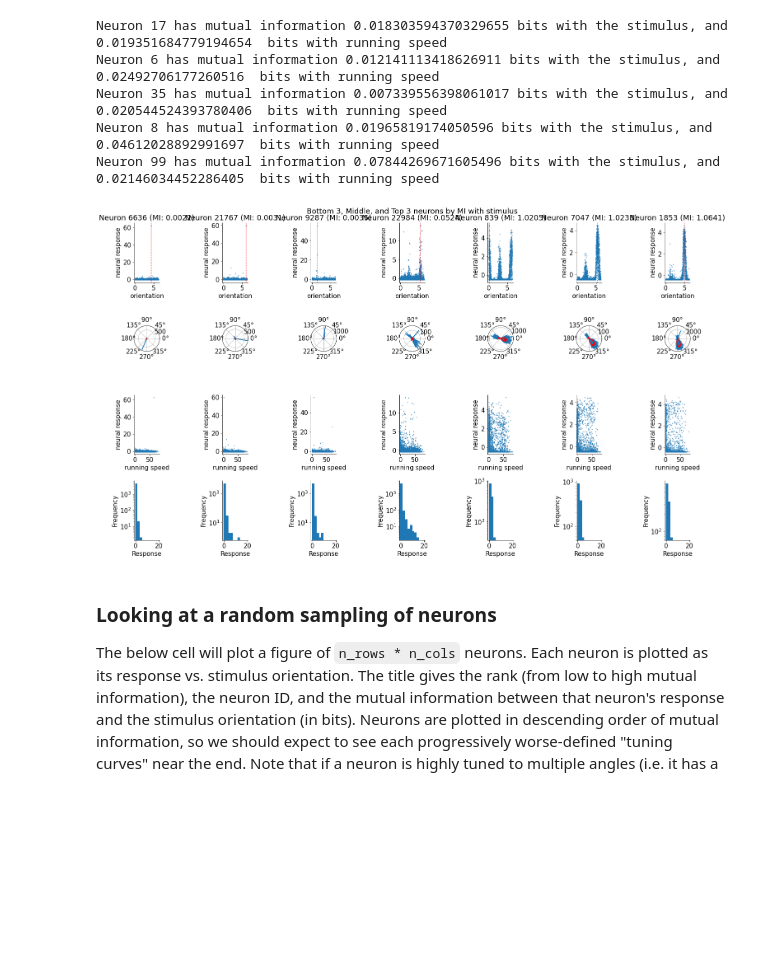
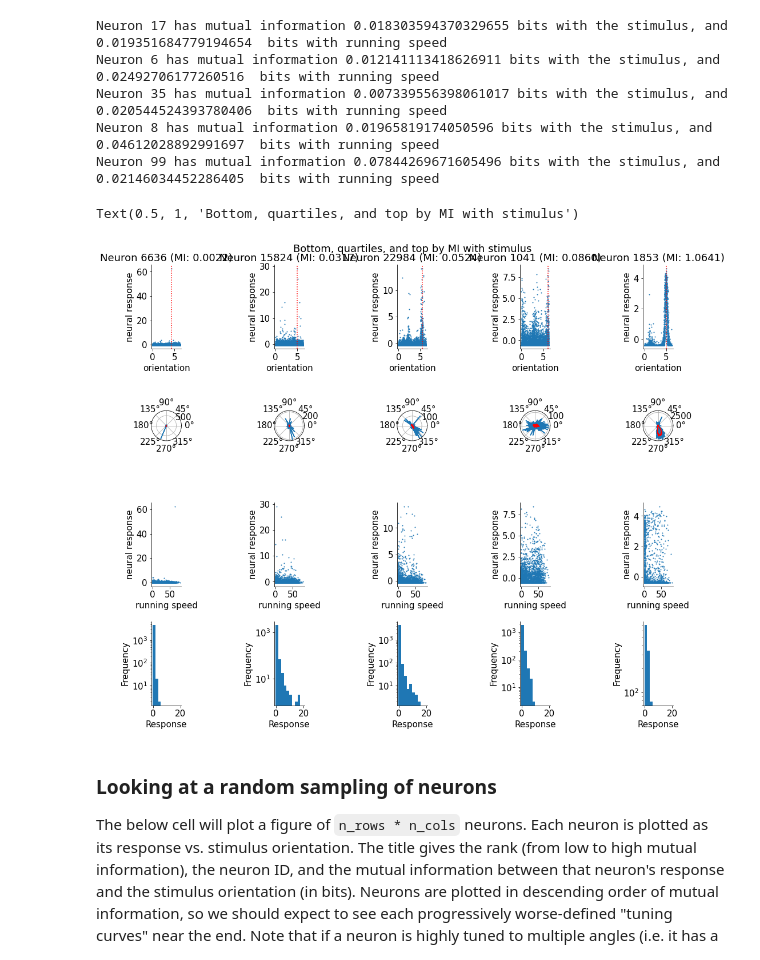
Before and after one commit to sekunder/NMA_Project, a Jupyter notebook: Orientation_Selectivity.ipynb, the cells around one changed output. Cells and saved outputs as stored; diff of their text form; code cells hidden in the pictures; blank space fills up the shorter version.

```diff
--- a/Orientation_Selectivity.ipynb
+++ b/Orientation_Selectivity.ipynb
@@ -115,49 +119,49 @@ R_sorted = R[:,isort]
 
 MI_sort_idx = np.argsort(MI_Stimulus)
 
-
 O = R @ dat['istim'] / R.sum(axis=1)
 
-favorite_neurons = [17, 6, 35, 8, 99]
+# favorite_neurons = [17, 6, 35, 8, 99]
 # favorite_neurons = [8, 99]
 # favorite_neurons = np.random.choice(range(N_neurons), size=5)
 # favorite_neurons = [838, 19431, 190, 6265, 16355]
-favorite_neurons = [MI_sort_idx[0], MI_sort_idx[1], MI_sort_idx[2], MI_sort_idx[len(MI_sort_idx)//2], MI_sort_idx[-3], MI_sort_idx[-2], MI_sort_idx[-1]]
+favorite_neurons = [MI_sort_idx[0], MI_sort_idx[len(MI_sort_idx)//4], MI_sort_idx[len(MI_sort_idx)//2], MI_sort_idx[-len(MI_sort_idx)//4], MI_sort_idx[-1]]
 plt.figure(figsize=(3 * len(favorite_neurons), fig_rows * 3))
 for i, n in enumerate(favorite_neurons):
   row = 0
   ax = plt.subplot(fig_rows,len(favorite_neurons),i+1 + row * len(favorite_neurons))
   plt.scatter(dat['istim'], Z[n,:], s=1)
   # plt.axvline(O[n], c='red', linestyle=':')
   plt.axvline(dat['istim'][np.argmax(Z[n, :])], c='red', linestyle=':')
   ax.set(xlabel = 'orientation', ylabel = 'neural response', title='Neuron %d (MI: %.4f)'%(n,MI_Stimulus[n]))
 
   row += 1
   ax = plt.subplot(fig_rows,len(favorite_neurons), i+1 + len(favorite_neurons), polar=True)
   plt.polar(sorted(dat['istim']), R_sorted[n,:])
   filtered = gaussian_filter1d(R_sorted[n,:], 5)
   plt.polar(sorted(dat['istim']), filtered, c="red")
   # ax.set(xlabel="orientation", ylabel="response")
 
   # row += 1
   # ax = plt.subplot(fig_rows, len(favorite_neurons), i + 1 + row * len(favorite_neurons))
   # P_RS, RS_R_bins, RS_S_bins = np.histogram2d(Z[neuron, :], dat['istim'],
   #                                             bins=[R_bins, S_bins], density=True)
   # plt.imshow(P_RS)
 
   row += 1
   ax = plt.subplot(fig_rows, len(favorite_neurons), i+1 + row*len(favorite_neurons))
   plt.scatter(dat['run'], Z[n,:], s=1)
   ax.set(xlabel = 'running speed', ylabel='neural response')
 
   row += 1
   ax = plt.subplot(fig_rows, len(favorite_neurons), i + 1 + row*len(favorite_neurons))
   plt.hist(Z[n,:], bins=R_bins)
   ax.set(xlabel="Response", ylabel="Frequency", yscale="log")
 
-  plt.suptitle('Bottom 3, Middle, and Top 3 neurons by MI with stimulus', y=1)
+plt.suptitle('Bottom, quartiles, and top by MI with stimulus', y=1)
 # %% [output]
+Text(0.5, 1, 'Bottom, quartiles, and top by MI with stimulus')
-[figure, old version]
+[figure, new version]
 # %% [markdown]
 ### Looking at a random sampling of neurons
 
```
Also changed, not shown: parts of 5 cells of this notebook.
